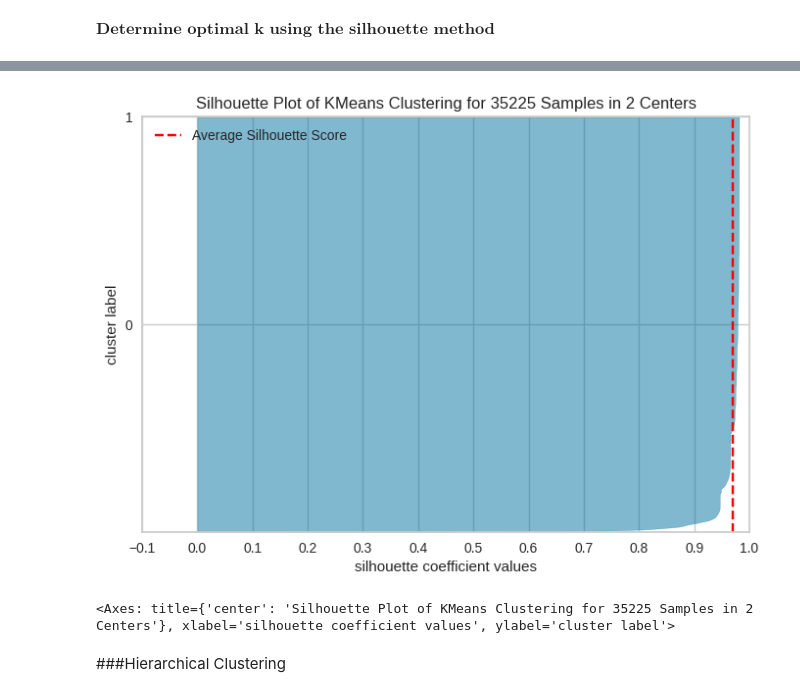
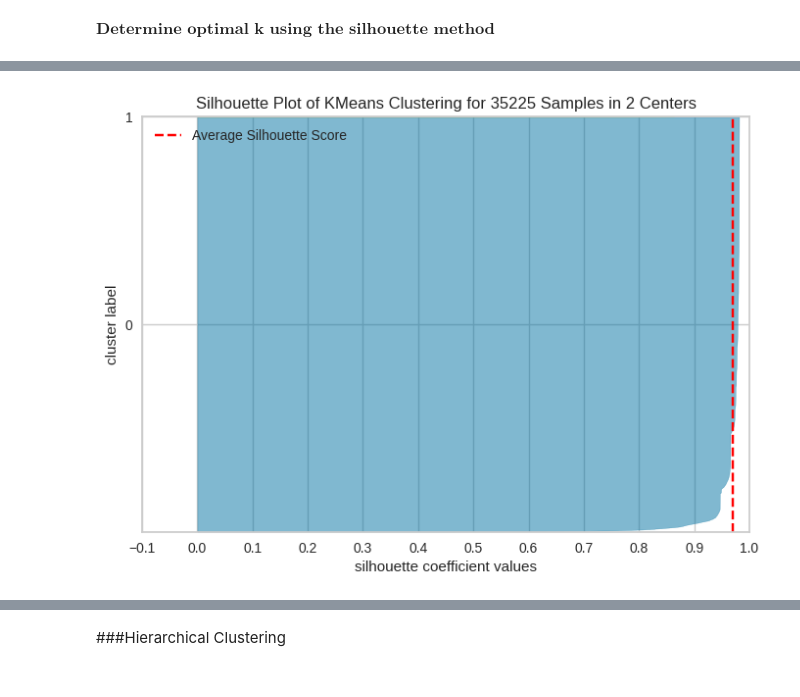
Before and after one commit to SAnand2903/BA830, a Jupyter notebook: BA830_Project.ipynb, the cells around one changed output, grey strips where cells are left out. Drawn from its saved outputs; the diff is of its cells as text; code cells hidden in the pictures.

```diff
--- a/BA830_Project.ipynb
+++ b/BA830_Project.ipynb
@@ -494,10 +469,11 @@ The default value of `n_init` will change from 10 to 'auto' in 1.4. Set the valu
 # %%
 from yellowbrick.cluster import SilhouetteVisualizer
 from sklearn.cluster import KMeans
 
 optimal_k = 2
-model = KMeans(n_clusters=optimal_k, random_state=42)
+model = KMeans(n_clusters=optimal_k, random_state=42,n_init=10)
 visualizer = SilhouetteVisualizer(model, colors='yellowbrick')
 visualizer.fit(X)
 visualizer.show()
 # %% [output]
+[figure]
@@ -505,5 +481,3 @@ The default value of `n_init` will change from 10 to 'auto' in 1.4. Set the valu
-[figure]
-<Axes: title={'center': 'Silhouette Plot of KMeans Clustering for 35225 Samples in 2 Centers'}, xlabel='silhouette coefficient values', ylabel='cluster label'>
 # %% [markdown]
 ###Hierarchical Clustering
 # %%
```
Also changed, not shown: parts of 17 cells of this notebook.
